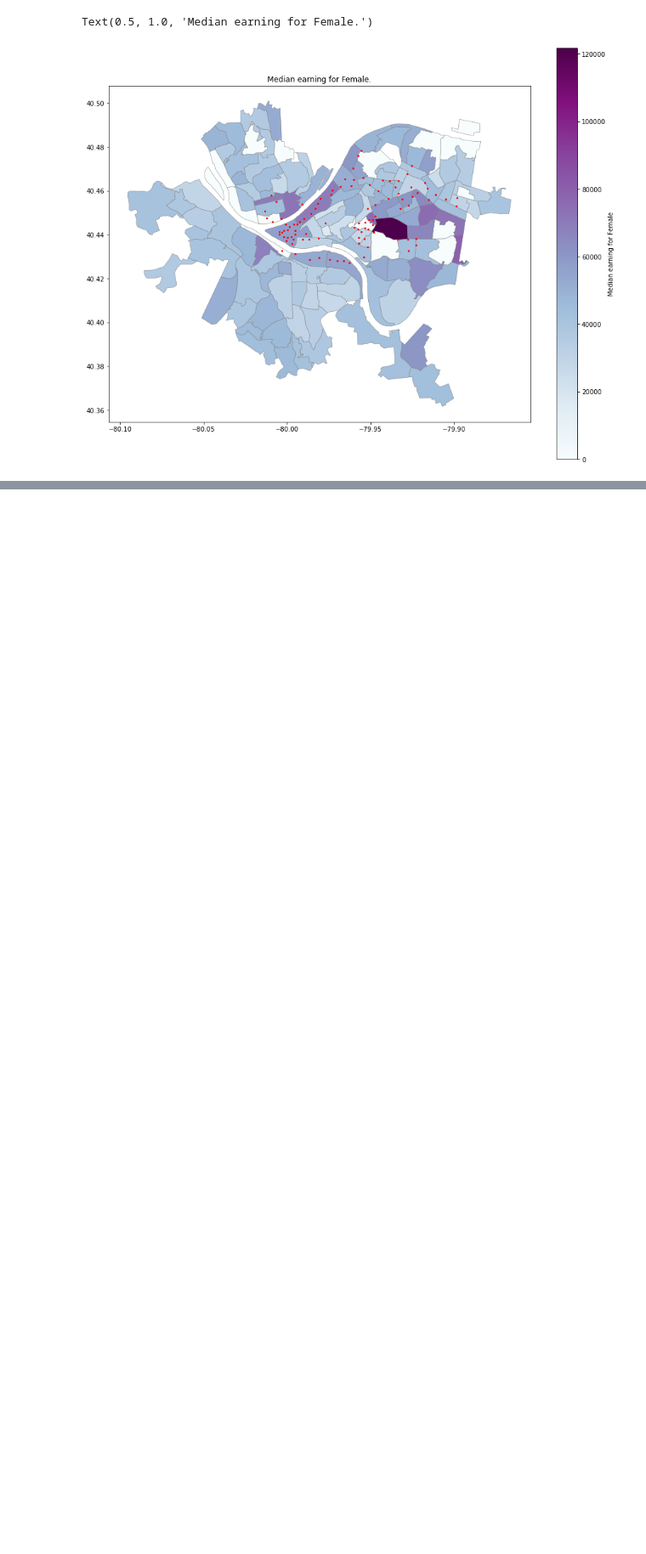
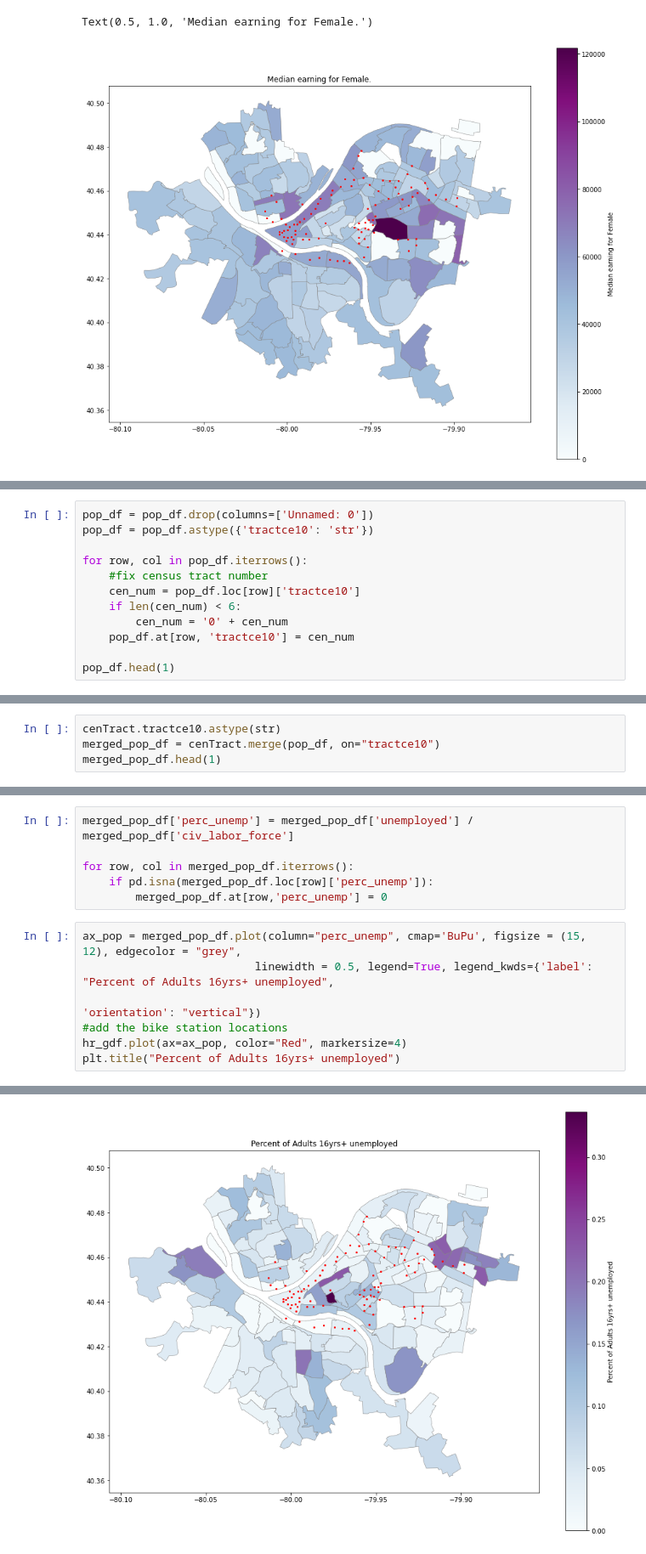
Before and after one commit to katelyn98/HealthyRide-Mapping, a Jupyter notebook: Notebooks/Analyses4Paper.ipynb, the cells around one changed output, grey strips where cells are left out. Shown at 85% size. Saved outputs shown, nothing was run; the diff lists cells and outputs as text; blank space fills up the shorter version.

```diff
--- a/Notebooks/Analyses4Paper.ipynb
+++ b/Notebooks/Analyses4Paper.ipynb
@@ -205,0 +212,12 @@ Text(0.5, 1.0, 'Median earning for Female.')
+# %%
+pop_df = pop_df.drop(columns=['Unnamed: 0'])
+pop_df = pop_df.astype({'tractce10': 'str'})
+
+for row, col in pop_df.iterrows():
+    #fix census tract number
+    cen_num = pop_df.loc[row]['tractce10']
+    if len(cen_num) < 6:
+        cen_num = '0' + cen_num
+    pop_df.at[row, 'tractce10'] = cen_num
+
+pop_df.head(1)
@@ -205,0 +229,4 @@ Text(0.5, 1.0, 'Median earning for Female.')
+# %%
+cenTract.tractce10.astype(str)
+merged_pop_df = cenTract.merge(pop_df, on="tractce10")
+merged_pop_df.head(1)
@@ -205,0 +237,14 @@ Text(0.5, 1.0, 'Median earning for Female.')
+# %%
+merged_pop_df['perc_unemp'] = merged_pop_df['unemployed'] / merged_pop_df['civ_labor_force']
+
+for row, col in merged_pop_df.iterrows():
+    if pd.isna(merged_pop_df.loc[row]['perc_unemp']):
+        merged_pop_df.at[row,'perc_unemp'] = 0
+# %%
+ax_pop = merged_pop_df.plot(column="perc_unemp", cmap='BuPu', figsize = (15, 12), edgecolor = "grey",
+                          linewidth = 0.5, legend=True, legend_kwds={'label': "Percent of Adults 16yrs+ unemployed",
+                                                                     'orientation': "vertical"})
+#add the bike station locations
+hr_gdf.plot(ax=ax_pop, color="Red", markersize=4)
+plt.title("Percent of Adults 16yrs+ unemployed")
+# %% [output]
@@ -205,0 +252 @@ Text(0.5, 1.0, 'Median earning for Female.')
+[figure, added]
```
Also changed, not shown: parts of 13 cells of this notebook, 3 other files.
